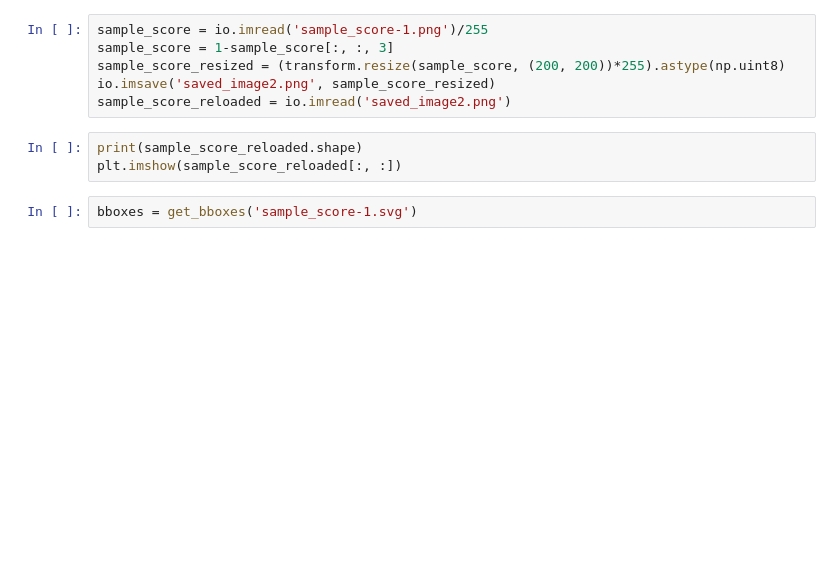
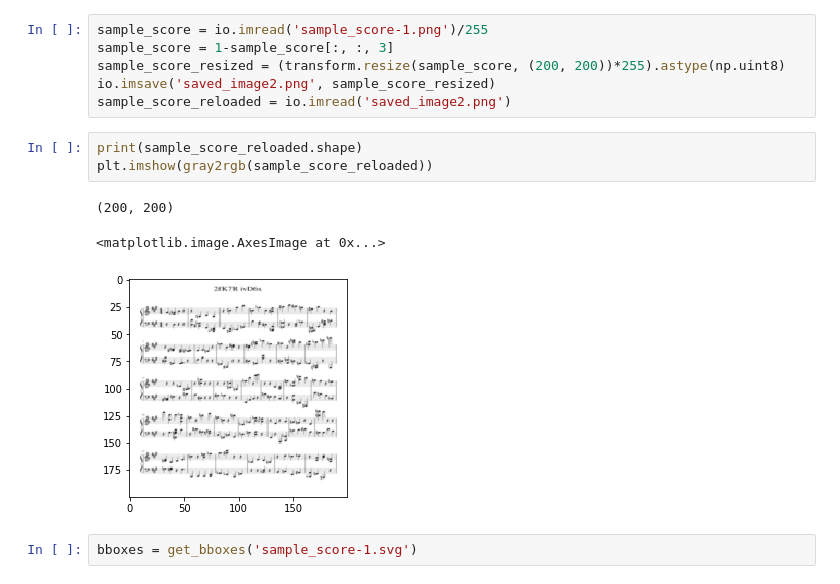
Before and after one commit to kevindonoghue/music-score-converter-quarters, a Jupyter notebook: msc/generation/bbox_exploration2.ipynb, the cells around one changed output. Cells and saved outputs as stored; diff of their text form; blank space fills up the shorter version.

```diff
--- a/msc/generation/bbox_exploration2.ipynb
+++ b/msc/generation/bbox_exploration2.ipynb
@@ -148,7 +148,11 @@ io.imsave('saved_image2.png', sample_score_resized)
 sample_score_reloaded = io.imread('saved_image2.png')
 # %%
 print(sample_score_reloaded.shape)
-plt.imshow(sample_score_reloaded[:, :])
+plt.imshow(gray2rgb(sample_score_reloaded))
+# %% [output]
+(200, 200)
+<matplotlib.image.AxesImage at 0x...>
+[figure, added]
 # %%
 bboxes = get_bboxes('sample_score-1.svg')
 # %%
```
Also changed, not shown: parts of 1 cell of this notebook, 12 other files.
